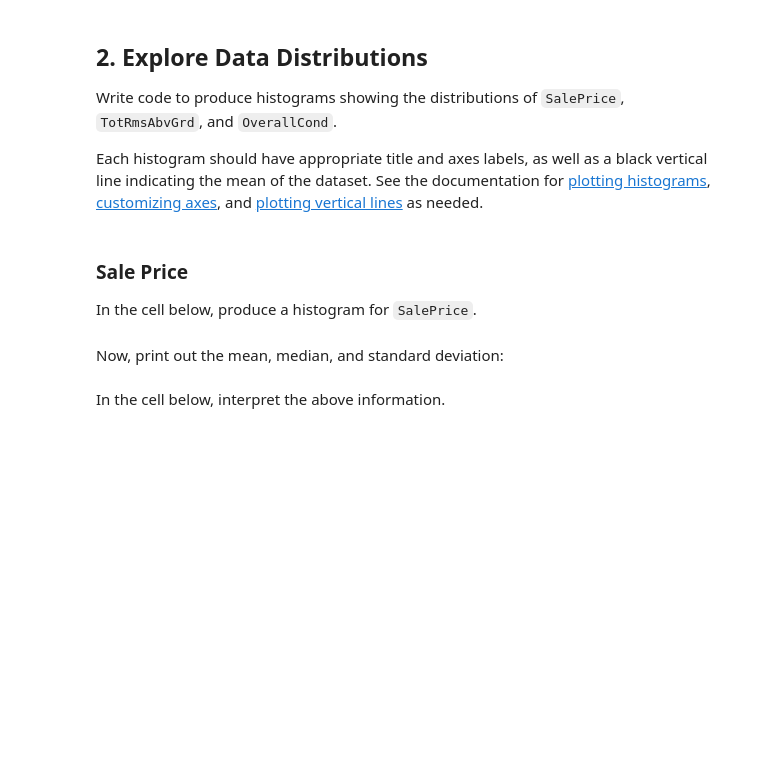
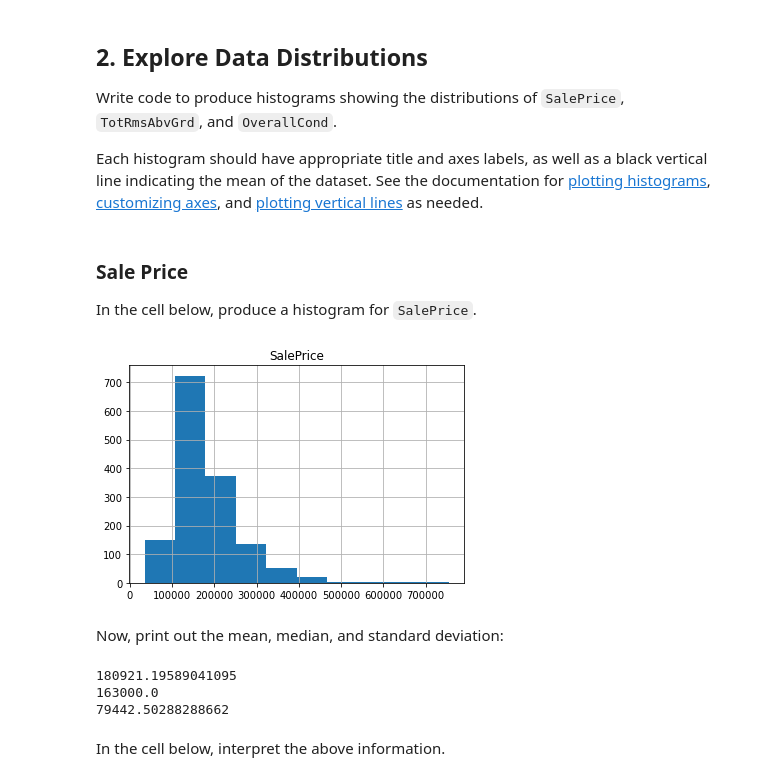
Before and after one commit to CzarProCoder/dsc-pandas-eda-lab, a Jupyter notebook: index.ipynb, the cells around one changed output. Drawn from its saved outputs; the diff is of its cells as text; code cells hidden in the pictures; blank space fills up the shorter version.

Commit message:
Update Histogram and inferences for salesprice

```diff
--- a/index.ipynb
+++ b/index.ipynb
@@ -166,5 +166,8 @@ Each histogram should have appropriate title and axes labels, as well as a black
 In the cell below, produce a histogram for `SalePrice`.
 # %%
 # Your code here
+df.hist('SalePrice');
+# %% [output]
+[figure, added]
 # %% [markdown]
 Now, print out the mean, median, and standard deviation:
@@ -173,2 +174,11 @@ Now, print out the mean, median, and standard deviation:
+# %%
+# Your code here
+print(df['SalePrice'].mean())
+print(df['SalePrice'].median())
+print(df['SalePrice'].std())
+# %% [output]
+180921.19589041095
+163000.0
+79442.50288288662
 # %% [markdown]
 In the cell below, interpret the above information.
```
Also changed, not shown: parts of 3 cells of this notebook.
